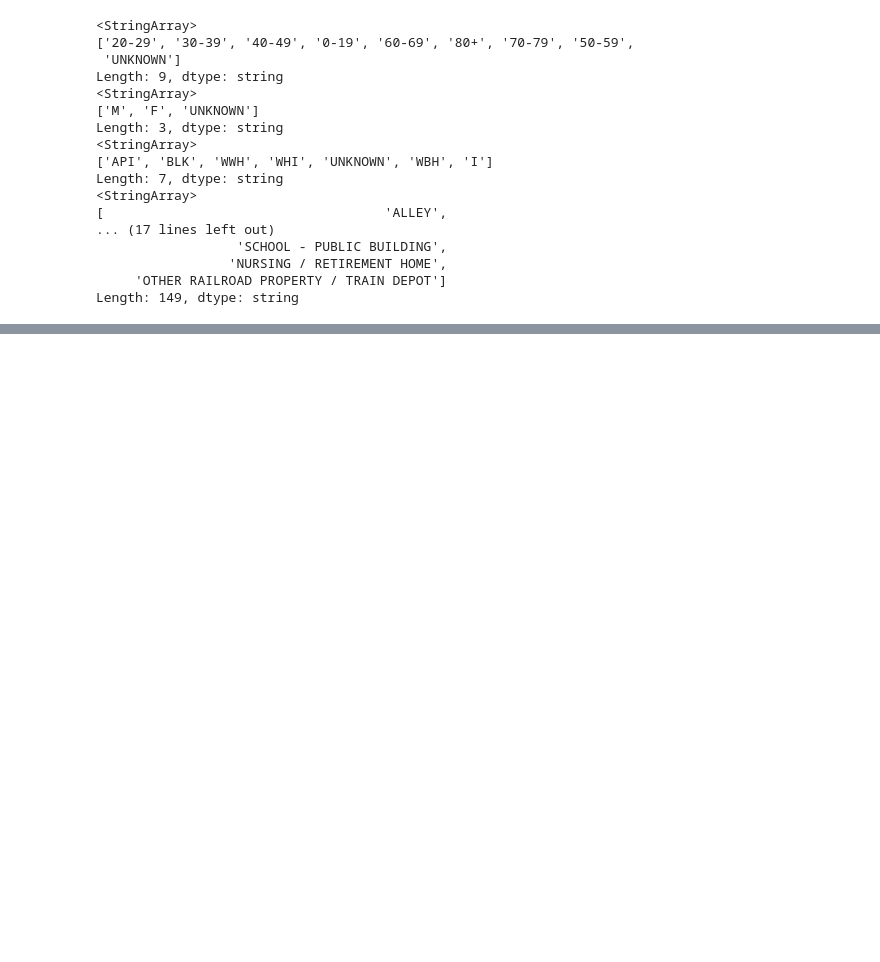
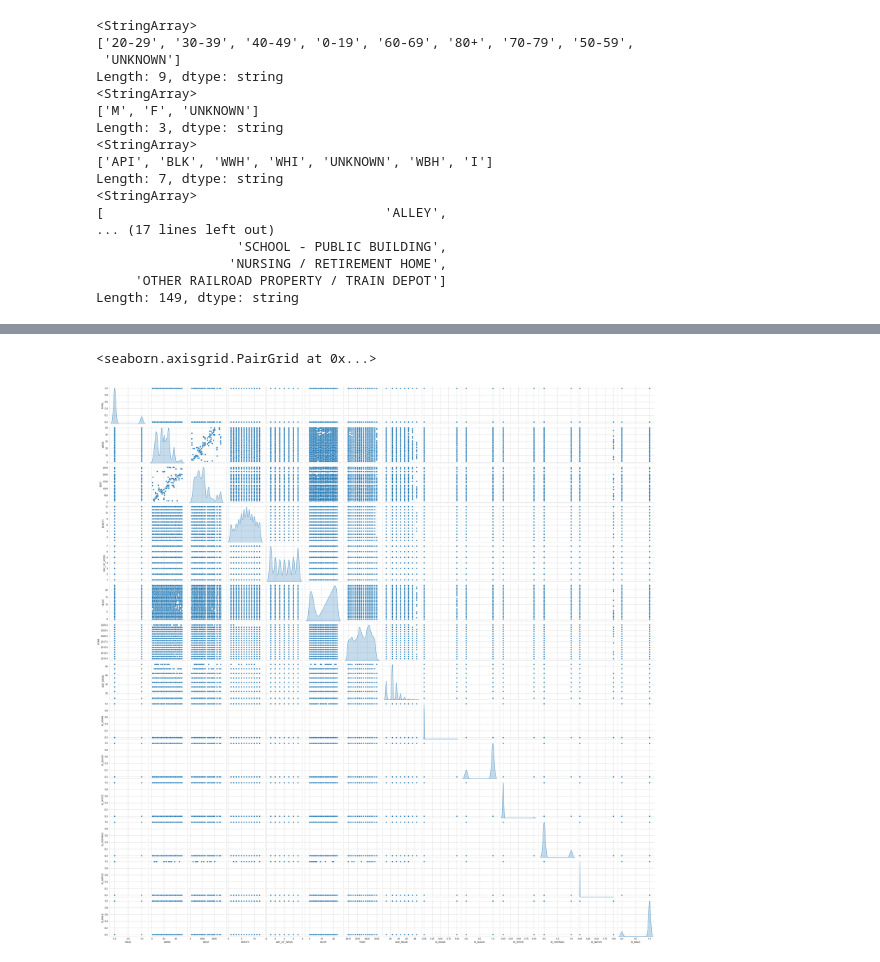
Before and after one commit to apoyando/CHIcrime, a Jupyter notebook: CHIcrime.ipynb, the cells around one changed output, grey strips where cells are left out. Drawn from its saved outputs; the diff is of its cells as text; code cells hidden in the pictures; blank space fills up the shorter version.

```diff
--- a/CHIcrime.ipynb
+++ b/CHIcrime.ipynb
@@ -253,0 +273,5 @@ plt.show()
+# %%
+sns.pairplot(df, diag_kind='kde', vars=['FATAL', 'WARD', 'BEAT', 'MONTH', 'DAY_OF_WEEK', 'HOUR', 'YEAR', 'AGE_MEAN', 'IS_ASIAN', 'IS_BLACK', 'IS_WHITE', 'IS_HISPANIC', 'IS_NATIVE', 'IS_MALE'])
+# %% [output]
+<seaborn.axisgrid.PairGrid at 0x...>
+[figure, added]
```
Also changed, not shown: parts of 9 cells of this notebook.
